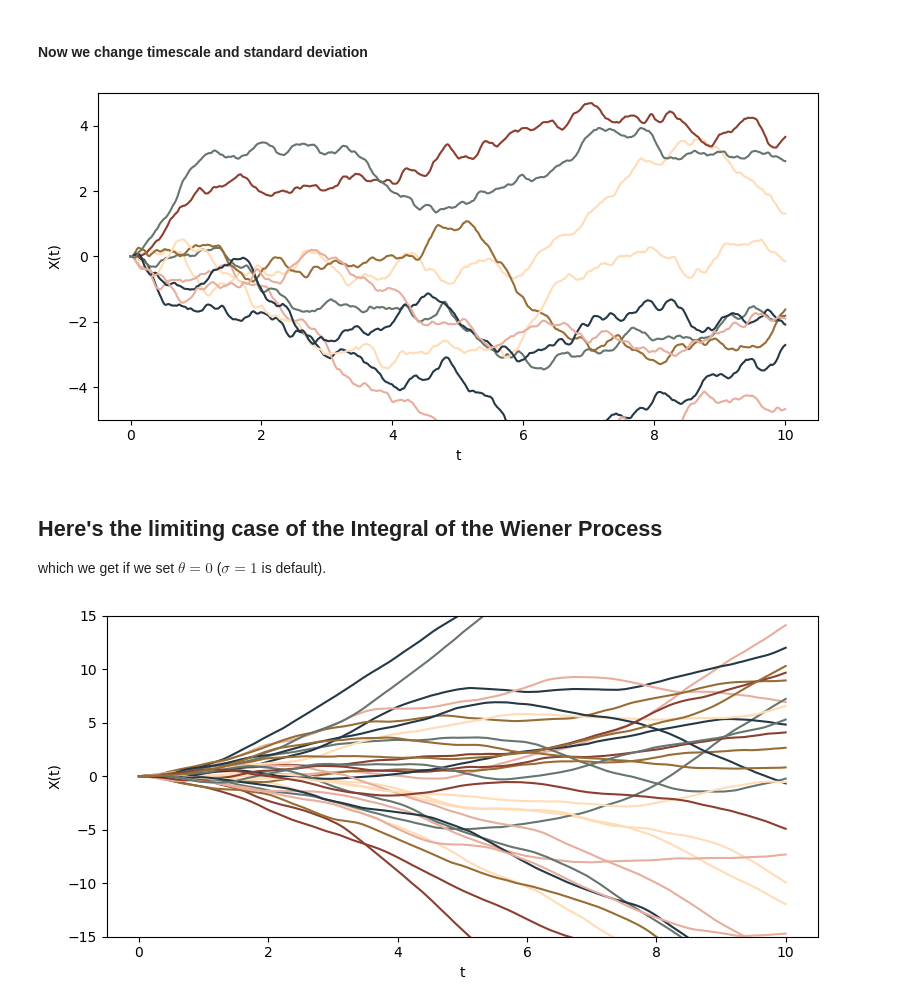
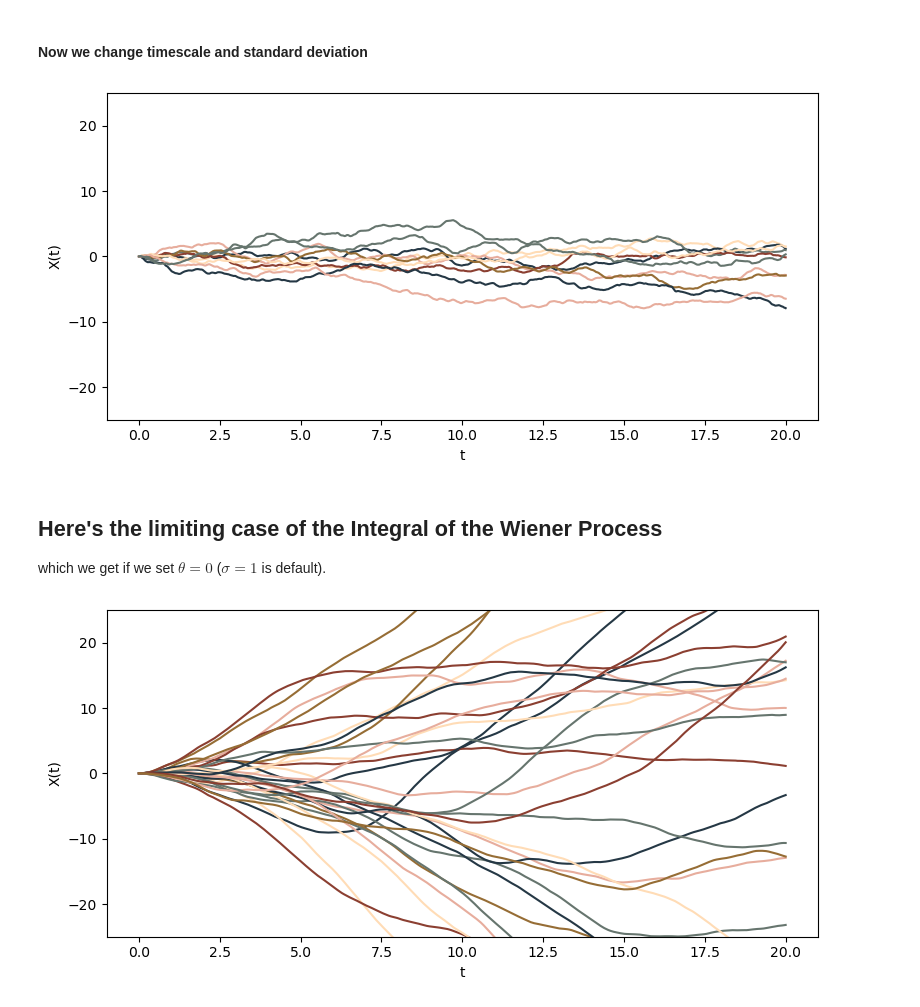
Before and after one commit to dirkbrockmann/stopro, a Jupyter notebook: examples/IntegratedOrnsteinUhlenbeck.ipynb, the cells around one changed output. Drawn from its saved outputs; the diff is of its cells as text; code cells hidden in the pictures.

```diff
--- a/examples/IntegratedOrnsteinUhlenbeck.ipynb
+++ b/examples/IntegratedOrnsteinUhlenbeck.ipynb
@@ -68,7 +68,7 @@ plt.show()
 # %% [markdown]
 #### Now we change timescale and standard deviation
 # %%
-T = 10
+T = 20
 dt = 0.001
 gap = 10
 samples = 10
@@ -82,31 +82,31 @@ for i in range(len(res["X"])):
 
 plt.xlabel("t")
 plt.ylabel("X(t)")
-plt.ylim([-5,5])
+plt.ylim([-25,25])
 plt.tight_layout()
 plt.show()
 # %% [output]
-[figure, old version]
+[figure, new version]
 # %% [markdown]
 ## Here's the limiting case of the Integral of the Wiener Process
 
 which we get if we set $\theta=0$ ($\sigma=1$ is default).
 # %%
-T = 10
+T = 20
 dt = 0.001
 gap = 10
 samples = 30
 theta = 0
 res = p.integrated_ornstein_uhlenbeck(T,dt, samples = samples, gap = gap, theta=theta)
 
 fig,ax = plt.subplots(figsize=[8,4])
 for i in range(len(res["X"])):
     ax.plot(res["t"],np.squeeze(res["X"][i]))
 
 plt.xlabel("t")
 plt.ylabel("X(t)")
-plt.ylim([-15,15])
+plt.ylim([-25,25])
 plt.tight_layout()
 plt.show()
 # %% [output]
-[figure, old version]
+[figure, new version]
```
Also changed, not shown: parts of 1 cell of this notebook, 5 other files.
